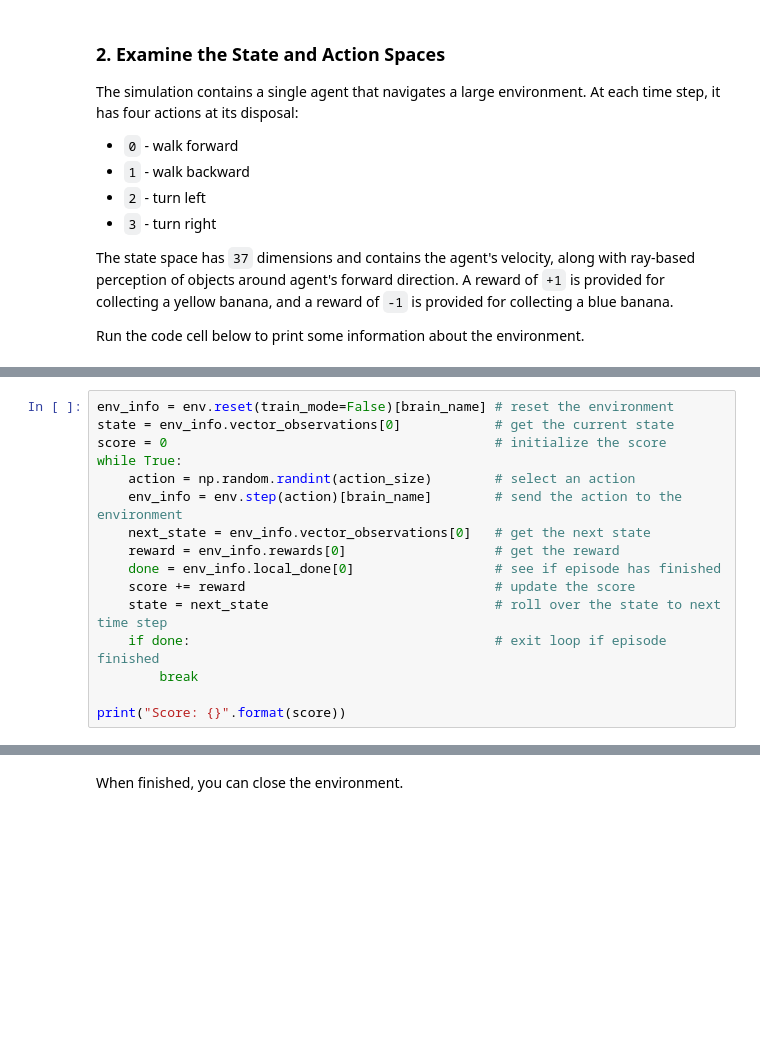
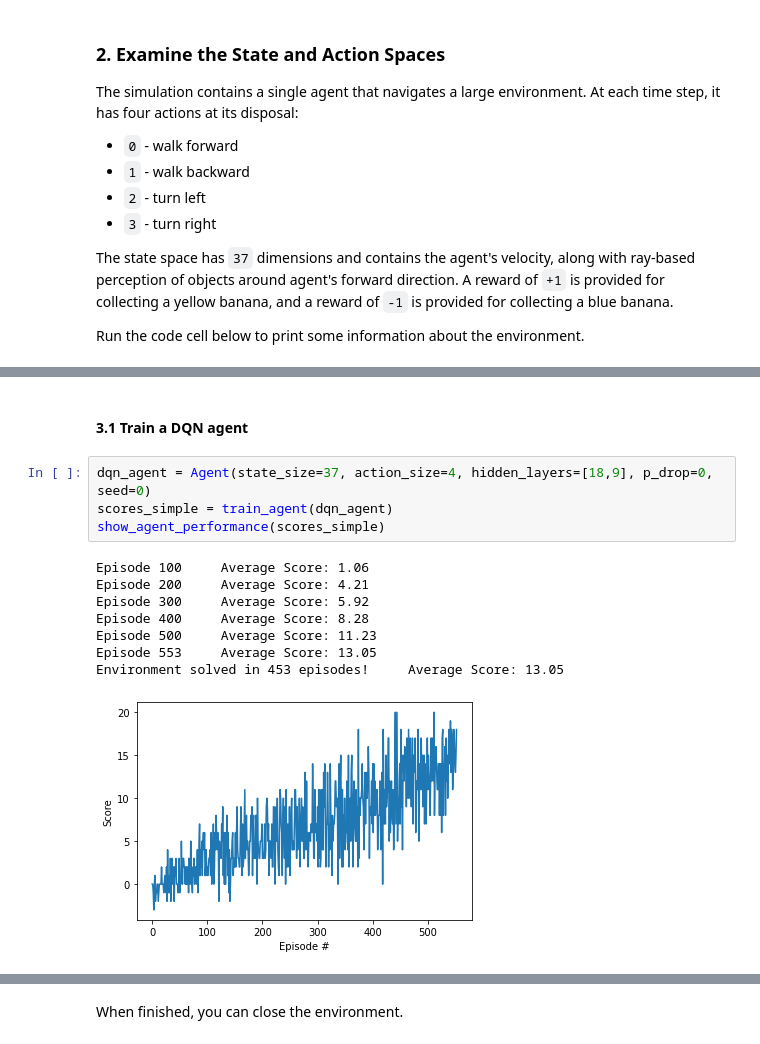
Before and after one commit to chuquikun/Navifation_Project-Banana_Collector, a Jupyter notebook: Navigation.ipynb, the cells around one changed output, grey strips where cells are left out. Cells and saved outputs as stored; diff of their text form; blank space fills up the shorter version.

Commit message:
Almost finished, gif of the double dqn agent, report made

```diff
--- a/Navigation.ipynb
+++ b/Navigation.ipynb
@@ -100,16 +98,0 @@ Of course, as part of the project, you'll have to change the code so that the ag
-# %%
-env_info = env.reset(train_mode=False)[brain_name] # reset the environment
-state = env_info.vector_observations[0]            # get the current state
-score = 0                                          # initialize the score
-while True:
-    action = np.random.randint(action_size)        # select an action
-    env_info = env.step(action)[brain_name]        # send the action to the environment
-    next_state = env_info.vector_observations[0]   # get the next state
-    reward = env_info.rewards[0]                   # get the reward
-    done = env_info.local_done[0]                  # see if episode has finished
-    score += reward                                # update the score
-    state = next_state                             # roll over the state to next time step
-    if done:                                       # exit loop if episode finished
-        break
-
-print("Score: {}".format(score))
@@ -115,0 +161,15 @@ print("Score: {}".format(score))
+# %% [markdown]
+#### 3.1 Train a DQN agent
+# %%
+dqn_agent = Agent(state_size=37, action_size=4, hidden_layers=[18,9], p_drop=0, seed=0)
+scores_simple = train_agent(dqn_agent)
+show_agent_performance(scores_simple)
+# %% [output]
+Episode 100     Average Score: 1.06
+Episode 200     Average Score: 4.21
+Episode 300     Average Score: 5.92
+Episode 400     Average Score: 8.28
+Episode 500     Average Score: 11.23
+Episode 553     Average Score: 13.05
+Environment solved in 453 episodes!     Average Score: 13.05
+[figure, added]
```
Also changed, not shown: parts of 29 cells of this notebook, 11 other files.
